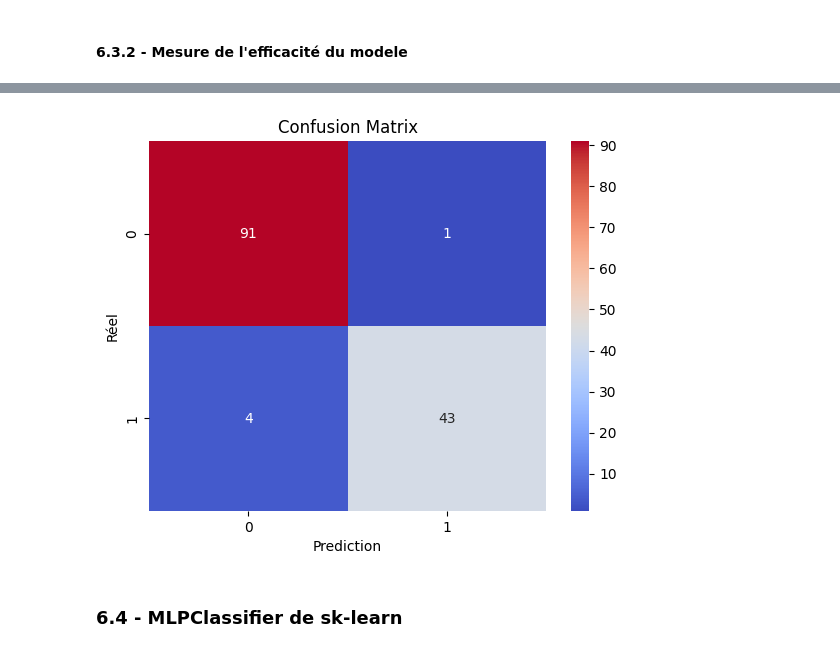
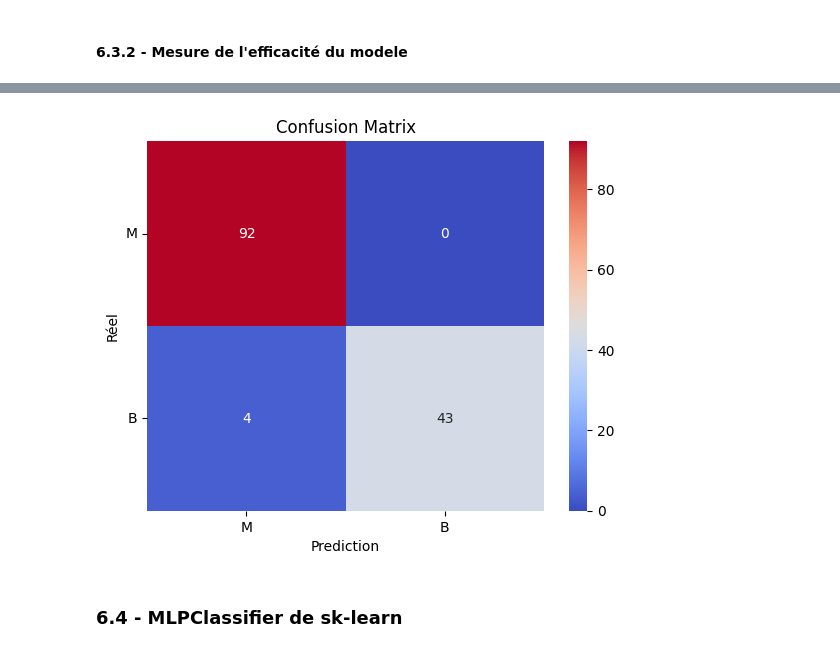
Before and after one commit to Dim2960/semiology_AI, a Jupyter notebook: cancer_sein/Exploration.ipynb, the cells around one changed output, grey strips where cells are left out. Cells and saved outputs as stored; diff of their text form; code cells hidden in the pictures.

Commit message:
divers correctifs sur les hyperparamèetres des modeles

```diff
--- a/cancer_sein/Exploration.ipynb
+++ b/cancer_sein/Exploration.ipynb
@@ -842,10 +842,10 @@ pipeline_reg_log = Pipeline(steps=[
 # %%
 # Définir la distribution des hyperparamètres à rechercher
 param_dist_reg_log = {
-    'model_regression_logistic__penalty': ['l1', 'l2', 'elasticnet', 'none'],  # Norm of the penalty
-    'model_regression_logistic__C': uniform(0.01, 10),                         # Inverse of regularization strength
-    'model_regression_logistic__solver': ['newton-cg', 'lbfgs', 'liblinear', 'sag', 'saga'],  # Algorithm to use in the optimization problem
-    'model_regression_logistic__max_iter': randint(100, 1000)                                # Power parameter for the Minkowski metric (1=Manhattan, 2=Euclidean)
+    'model_regression_logistic__penalty': ['l1', 'l2'],
+    'model_regression_logistic__C': uniform(0.01, 10),
+    'model_regression_logistic__solver': ['liblinear','saga'],
+    'model_regression_logistic__max_iter': randint(100, 1000)
 }
 # %%
 # Configurer la recherche aléatoire
@@ -1055,7 +1074,7 @@ pipeline_rfc = Pipeline(steps=[
 # Définir la distribution des hyperparamètres à rechercher
 param_dist_rfc = {
     'random_forest__n_estimators': randint(10, 200),
-    'random_forest__max_features': ['auto', 'sqrt', 'log2'],
+    'random_forest__max_features': ['sqrt', 'log2'],
     'random_forest__max_depth': randint(1, 20),
     'random_forest__min_samples_split': randint(2, 20),
     'random_forest__min_samples_leaf': randint(1, 20),
@@ -1170,13 +1172,15 @@ Score moyen :  0.9623069498069498
 # %%
 conf_matrix_rfc = confusion_matrix(y_test, y_pred_rfc)
 
 sns.heatmap(conf_matrix_rfc, annot=True, fmt='d', cmap='coolwarm')
 plt.xlabel('Prediction')
 plt.ylabel('Réel')
+plt.xticks([0.5, 1.5], ['M', 'B'])
+plt.yticks([0.5, 1.5], ['M', 'B'], rotation=0)
 plt.title('Confusion Matrix')
 plt.show()
 # %% [output]
-[figure, old version]
+[figure, new version]
 # %% [markdown]
 ### 6.4 - MLPClassifier de sk-learn
 # %% [markdown]
```
Also changed, not shown: parts of 17 cells of this notebook.
